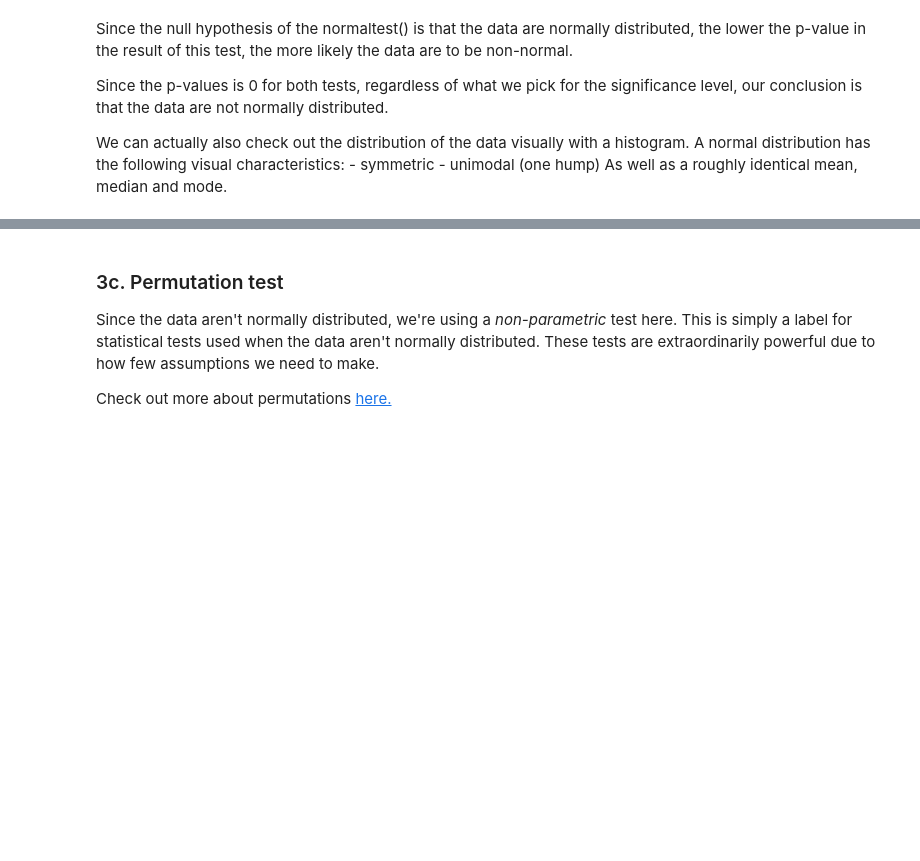
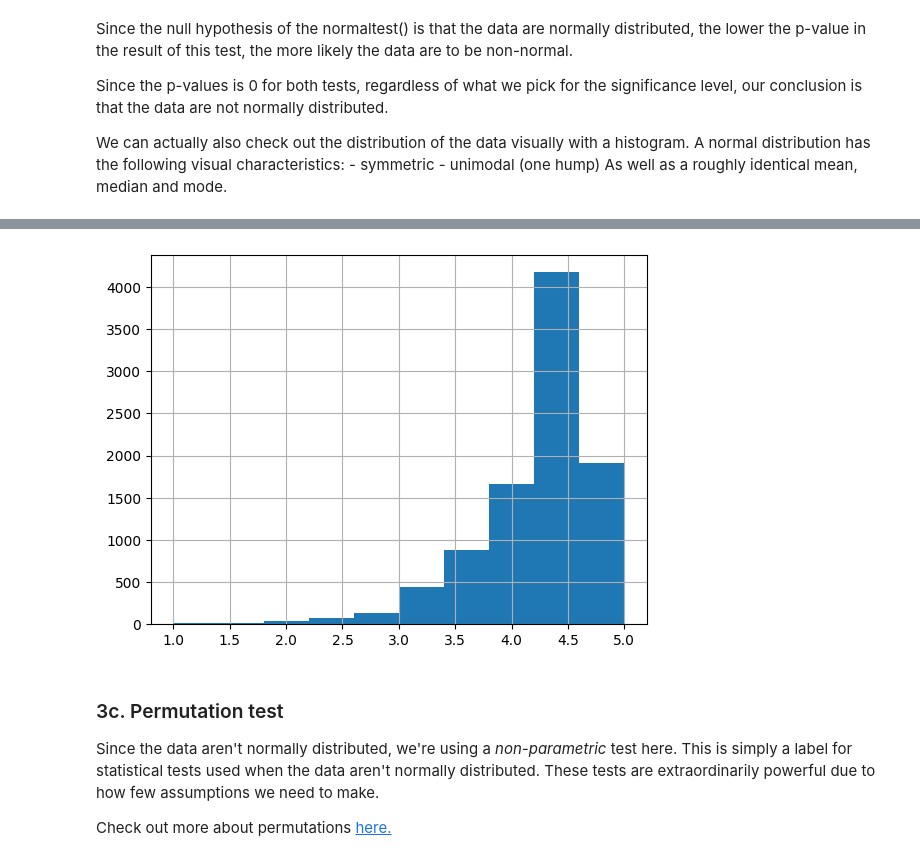
Before and after one commit to amschiltz/springboard_projects, a Jupyter notebook: Case_Study_Integrating_Apps/Springboard Apps project - Tier 3 - Complete.ipynb, the cells around one changed output, grey strips where cells are left out. Saved outputs shown, nothing was run; the diff lists cells and outputs as text; code cells hidden in the pictures; blank space fills up the shorter version.

```diff
--- a/Case_Study_Integrating_Apps/Springboard Apps project - Tier 3 - Complete.ipynb
+++ b/Case_Study_Integrating_Apps/Springboard Apps project - Tier 3 - Complete.ipynb
@@ -335,6 +504,8 @@ _ _ _
 # %%
 # Create a histogram of the google data
-_ _ _
+_ = google.hist()
+# %% [output]
+[figure, added]
 # %% [markdown]
 ### 3c. Permutation test
 Since the data aren't normally distributed, we're using a *non-parametric* test here. This is simply a label for statistical tests used when the data aren't normally distributed. These tests are extraordinarily powerful due to how few assumptions we need to make.
```
Also changed, not shown: parts of 35 cells of this notebook.
